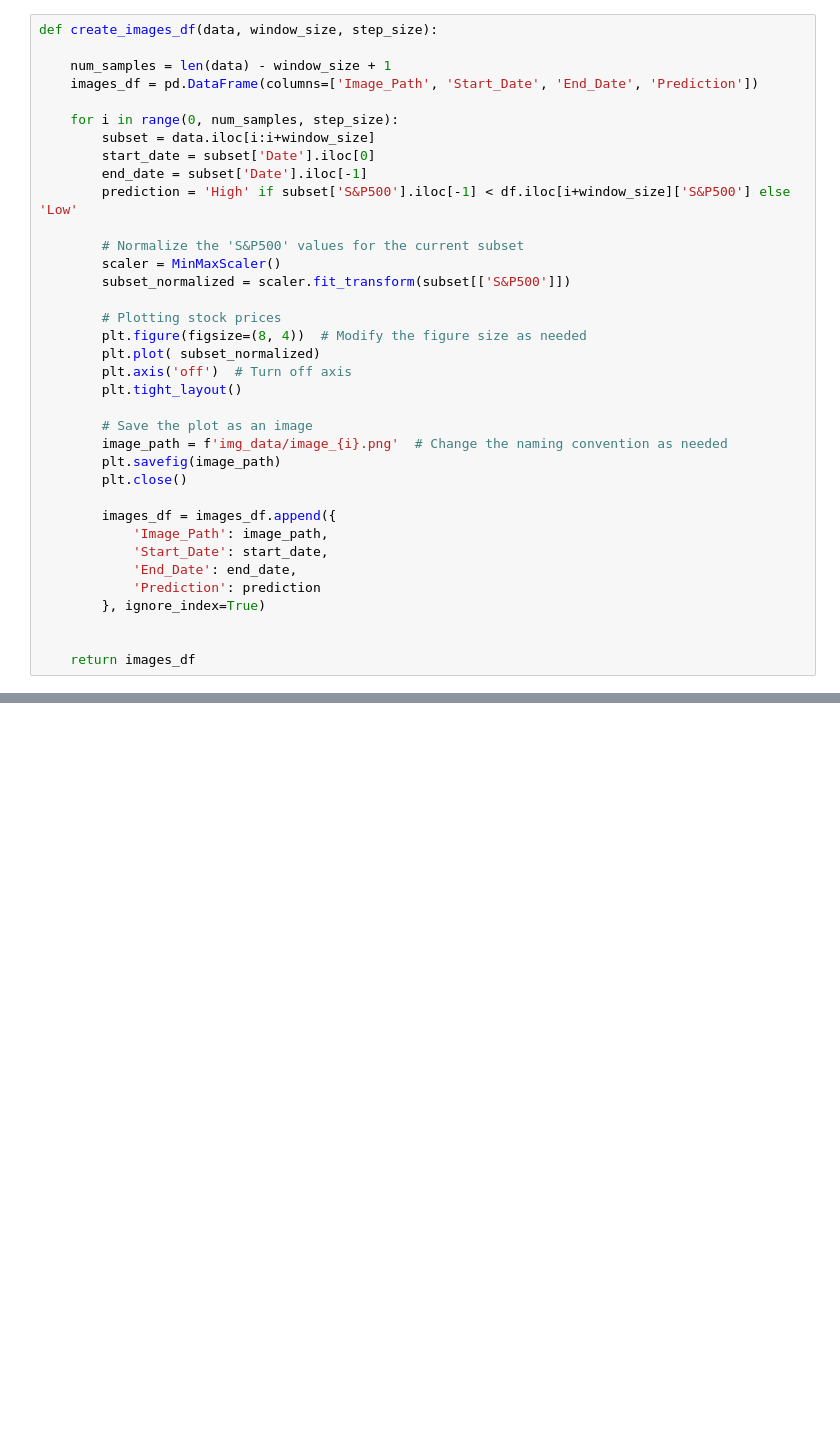
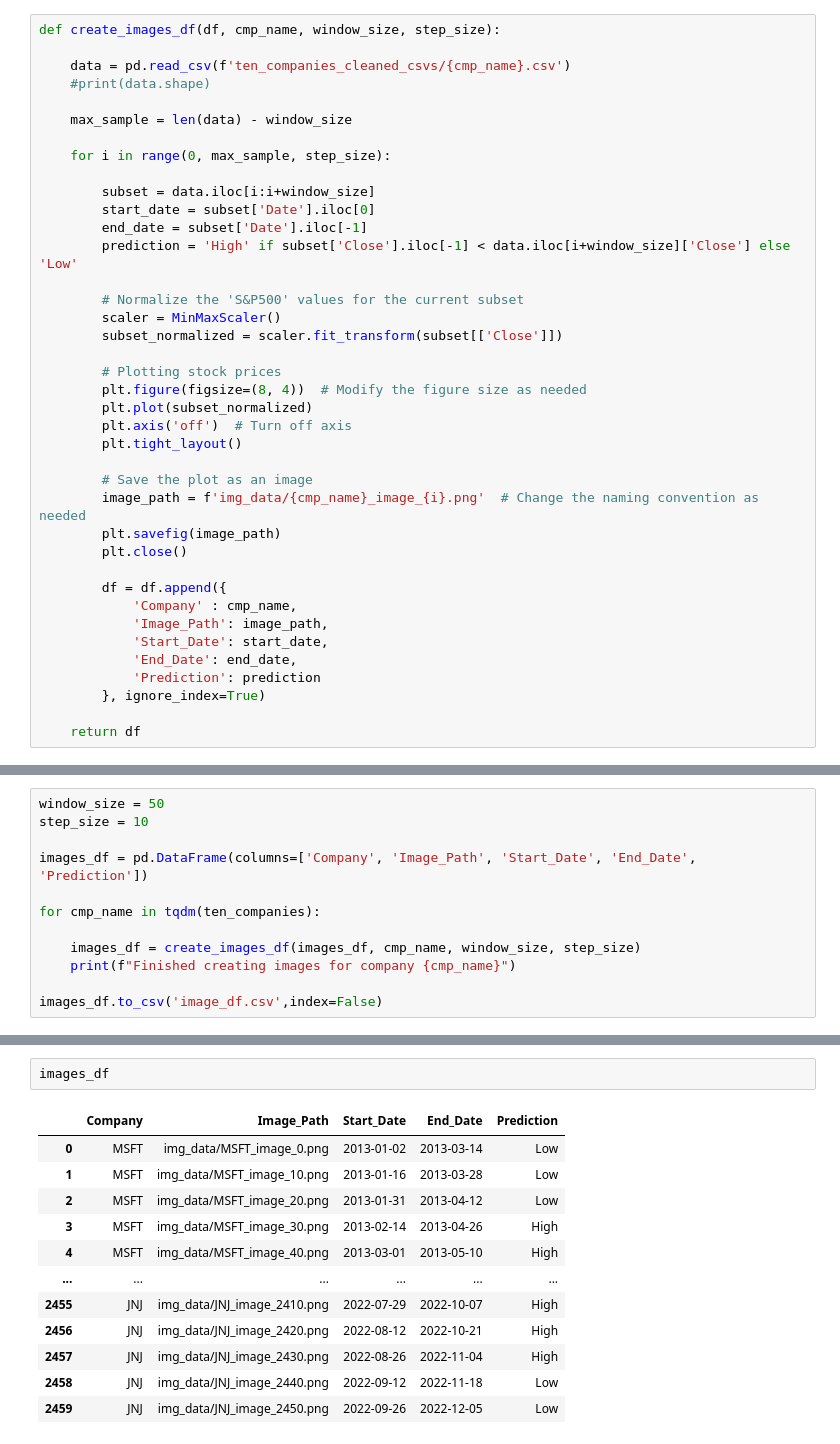
Before and after one commit to Aaryan369/Future-Stock-Price-Prediction, a Jupyter notebook: img_creation.ipynb, the cells around one changed output, grey strips where cells are left out. Drawn from its saved outputs; the diff is of its cells as text; blank space fills up the shorter version.

```diff
--- a/img_creation.ipynb
+++ b/img_creation.ipynb
@@ -19,36 +111,39 @@ df.shape
 # %%
-def create_images_df(data, window_size, step_size):
+def create_images_df(df, cmp_name, window_size, step_size):
 
-    num_samples = len(data) - window_size + 1
-    images_df = pd.DataFrame(columns=['Image_Path', 'Start_Date', 'End_Date', 'Prediction'])
+    data = pd.read_csv(f'ten_companies_cleaned_csvs/{cmp_name}.csv')
+    #print(data.shape)
 
-    for i in range(0, num_samples, step_size):
+    max_sample = len(data) - window_size
+
+    for i in range(0, max_sample, step_size):
+
         subset = data.iloc[i:i+window_size]
         start_date = subset['Date'].iloc[0]
         end_date = subset['Date'].iloc[-1]
-        prediction = 'High' if subset['S&P500'].iloc[-1] < df.iloc[i+window_size]['S&P500'] else 'Low'
+        prediction = 'High' if subset['Close'].iloc[-1] < data.iloc[i+window_size]['Close'] else 'Low'
 
         # Normalize the 'S&P500' values for the current subset
         scaler = MinMaxScaler()
-        subset_normalized = scaler.fit_transform(subset[['S&P500']])
+        subset_normalized = scaler.fit_transform(subset[['Close']])
 
         # Plotting stock prices
         plt.figure(figsize=(8, 4))  # Modify the figure size as needed
-        plt.plot( subset_normalized)
+        plt.plot(subset_normalized)
         plt.axis('off')  # Turn off axis
         plt.tight_layout()
 
         # Save the plot as an image
-        image_path = f'img_data/image_{i}.png'  # Change the naming convention as needed
+        image_path = f'img_data/{cmp_name}_image_{i}.png'  # Change the naming convention as needed
         plt.savefig(image_path)
         plt.close()
 
-        images_df = images_df.append({
+        df = df.append({
+            'Company' : cmp_name,
             'Image_Path': image_path,
             'Start_Date': start_date,
             'End_Date': end_date,
             'Prediction': prediction
         }, ignore_index=True)
 
-
-    return images_df
+    return df
@@ -110,0 +150,12 @@ plt.tight_layout()
+# %%
+window_size = 50
+step_size = 10
+
+images_df = pd.DataFrame(columns=['Company', 'Image_Path', 'Start_Date', 'End_Date', 'Prediction'])
+
+for cmp_name in tqdm(ten_companies):
+
+    images_df = create_images_df(images_df, cmp_name, window_size, step_size)
+    print(f"Finished creating images for company {cmp_name}")
+
+images_df.to_csv('image_df.csv',index=False)
@@ -110,0 +173,15 @@ plt.tight_layout()
+# %%
+images_df
+# %% [output]
+|  | Company | Image_Path | Start_Date | End_Date | Prediction |
+| 0 | MSFT | img_data/MSFT_image_0.png | 2013-01-02 | 2013-03-14 | Low |
+| 1 | MSFT | img_data/MSFT_image_10.png | 2013-01-16 | 2013-03-28 | Low |
+| 2 | MSFT | img_data/MSFT_image_20.png | 2013-01-31 | 2013-04-12 | Low |
+| 3 | MSFT | img_data/MSFT_image_30.png | 2013-02-14 | 2013-04-26 | High |
+| 4 | MSFT | img_data/MSFT_image_40.png | 2013-03-01 | 2013-05-10 | High |
+| ... | ... | ... | ... | ... | ... |
+| 2455 | JNJ | img_data/JNJ_image_2410.png | 2022-07-29 | 2022-10-07 | High |
+| 2456 | JNJ | img_data/JNJ_image_2420.png | 2022-08-12 | 2022-10-21 | High |
+| 2457 | JNJ | img_data/JNJ_image_2430.png | 2022-08-26 | 2022-11-04 | High |
+| 2458 | JNJ | img_data/JNJ_image_2440.png | 2022-09-12 | 2022-11-18 | Low |
+| 2459 | JNJ | img_data/JNJ_image_2450.png | 2022-09-26 | 2022-12-05 | Low |
```
Also changed, not shown: parts of 17 cells of this notebook, 13 other files.
